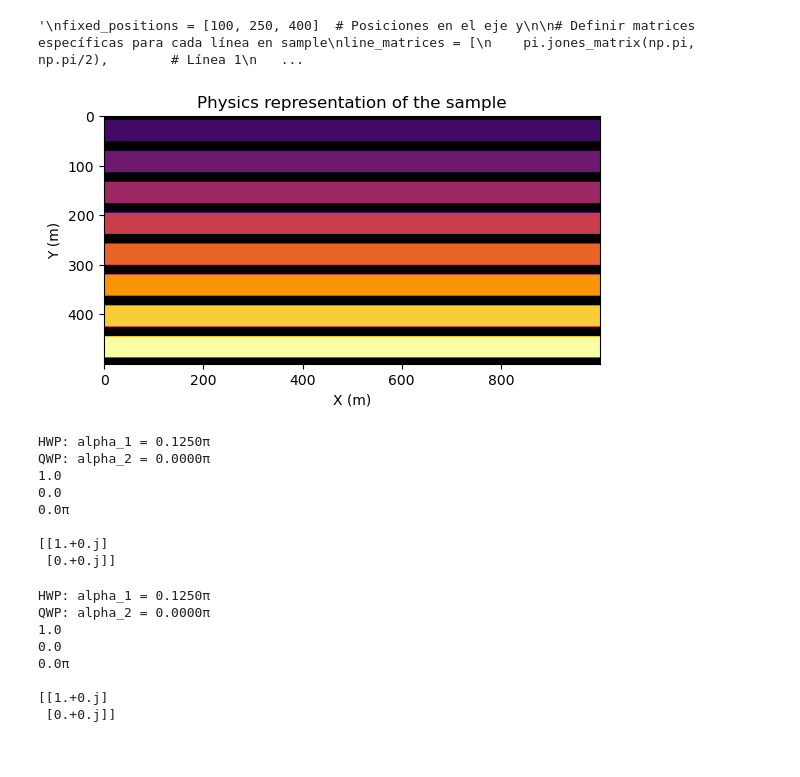
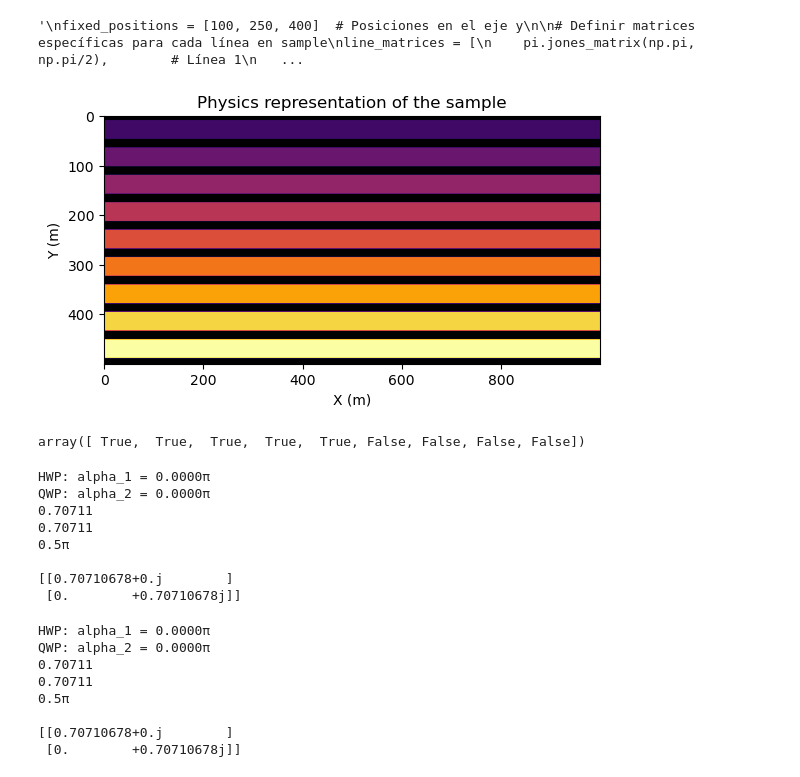
Before and after one commit to Aguiario/Polarimetric_Interferomerty, a Jupyter notebook: Lines.ipynb, the cells around one changed output. Cells and saved outputs as stored; diff of their text form; code cells hidden in the pictures.

```diff
--- a/Lines.ipynb
+++ b/Lines.ipynb
@@ -32,20 +32,20 @@ line_matrices = [
 # %%
 # Initialize the environment and extract relevant variables
 sample, sample_image, X, Y = pi.initialize_environment()
 
 # Parameters for line orientations (angles in radians)
 # Common angular values are chosen for better visual reference
-angles = [0, np.pi/8, np.pi/6, np.pi/4, np.pi/3, np.pi/2, np.pi, 2 * np.pi]
+angles = [0, np.pi/8, np.pi/7, np.pi/6, np.pi/5, np.pi/4, np.pi/3, np.pi/2, np.pi]
 
 # Define fixed positions for horizontal lines (in pixels)
 # These positions are spaced evenly across the image
 fixed_positions = np.arange(10, 500, 500 // len(angles))
 
 # Generate Jones matrices for each corresponding angle
-line_matrices = [pi.jones_matrix(np.pi, angle) for angle in angles]
+line_matrices = [pi.jones_matrix(np.pi/4, angle) for angle in angles]
 
 # Add lines to the sample with defined thickness
 # The thickness is adjusted proportionally to the number of angles
 sample = pi.add_lines(fixed_positions, line_matrices, sample_image, sample, grosor=350 // len(angles))
 # %% [output]
-[figure, old version]
+[figure, new version]
@@ -52,31 +77,35 @@ sample = pi.add_lines(fixed_positions, line_matrices, sample_image, sample, gros
+# %%
+np.isclose(angles, alpha_sample[fixed_positions,0], atol=1e-6)
+# %% [output]
+array([ True,  True,  True,  True,  True, False, False, False, False])
 # %%
 E_in = pi.polarization_basis_set('P45')
 # %%
-alpha_HWP_IS, alpha_QWP_IS = pi.PSG_calculator(E_in, pi.polarization_basis_set('H'), p = True)
+alpha_HWP_IS, alpha_QWP_IS = pi.PSG_calculator(E_in, pi.polarization_basis_set('L'), p = True)
 Eis = pi.field_notation(pi.PSG(alpha_HWP_IS, alpha_QWP_IS) @ E_in, p = True)
 print(Eis)
 # %% [output]
-HWP: alpha_1 = 0.1250π
+HWP: alpha_1 = 0.0000π
 QWP: alpha_2 = 0.0000π
-1.0
-0.0
-0.0π
+0.70711
+0.70711
+0.5π
 
-[[1.+0.j]
- [0.+0.j]]
+[[0.70710678+0.j        ]
+ [0.        +0.70710678j]]
 # %%
-alpha_HWP_R, alpha_QWP_R = pi.PSG_calculator(E_in, pi.polarization_basis_set('H'), p = True)
+alpha_HWP_R, alpha_QWP_R = pi.PSG_calculator(E_in, pi.polarization_basis_set('L'), p = True)
 Er = pi.field_notation(pi.PSG(alpha_HWP_R, alpha_QWP_R) @ E_in, p = True)
 print(Er)
 # %% [output]
-HWP: alpha_1 = 0.1250π
+HWP: alpha_1 = 0.0000π
 QWP: alpha_2 = 0.0000π
-1.0
-0.0
-0.0π
+0.70711
+0.70711
+0.5π
 
-[[1.+0.j]
- [0.+0.j]]
+[[0.70710678+0.j        ]
+ [0.        +0.70710678j]]
 # %%
 I, info,E_r, E_s = pi.sample_intensity(Er, Eis, sample, X, Y)
 # %% [output]
```
Also changed, not shown: parts of 12 cells of this notebook, 2 other files.
